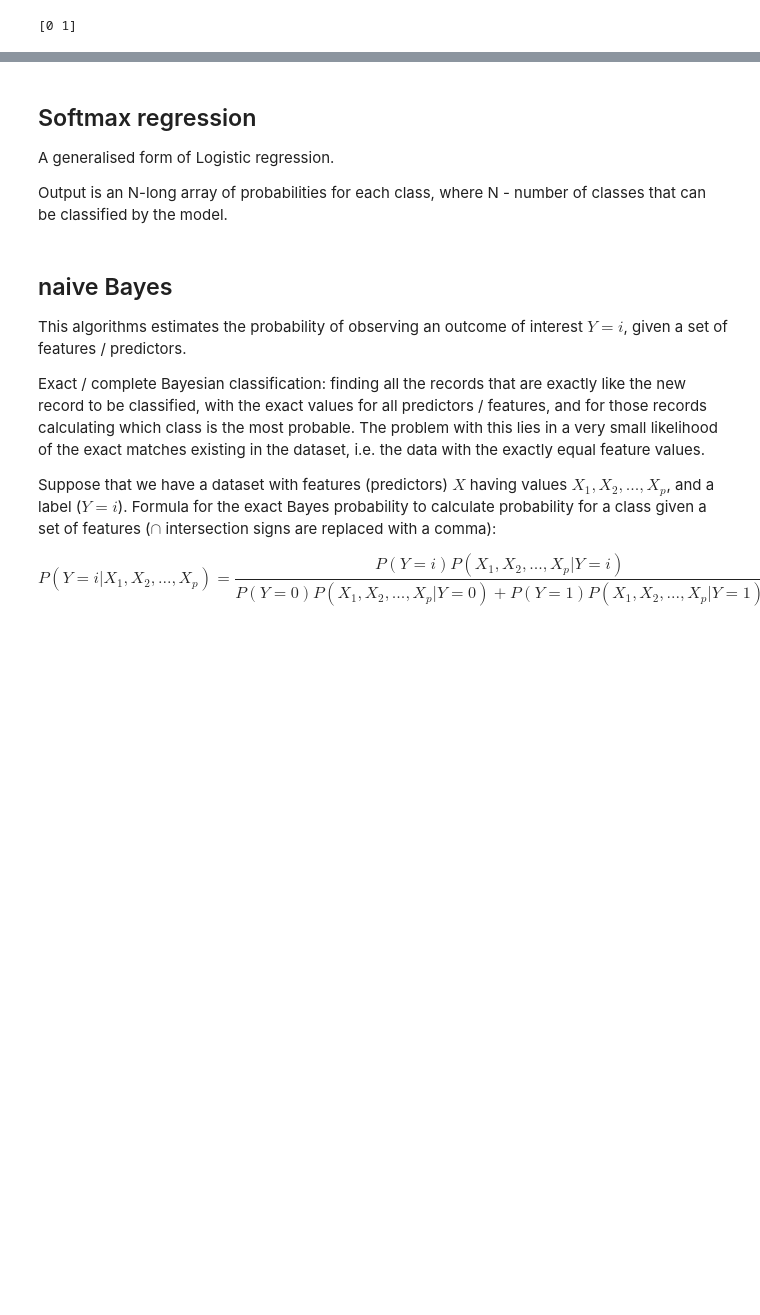
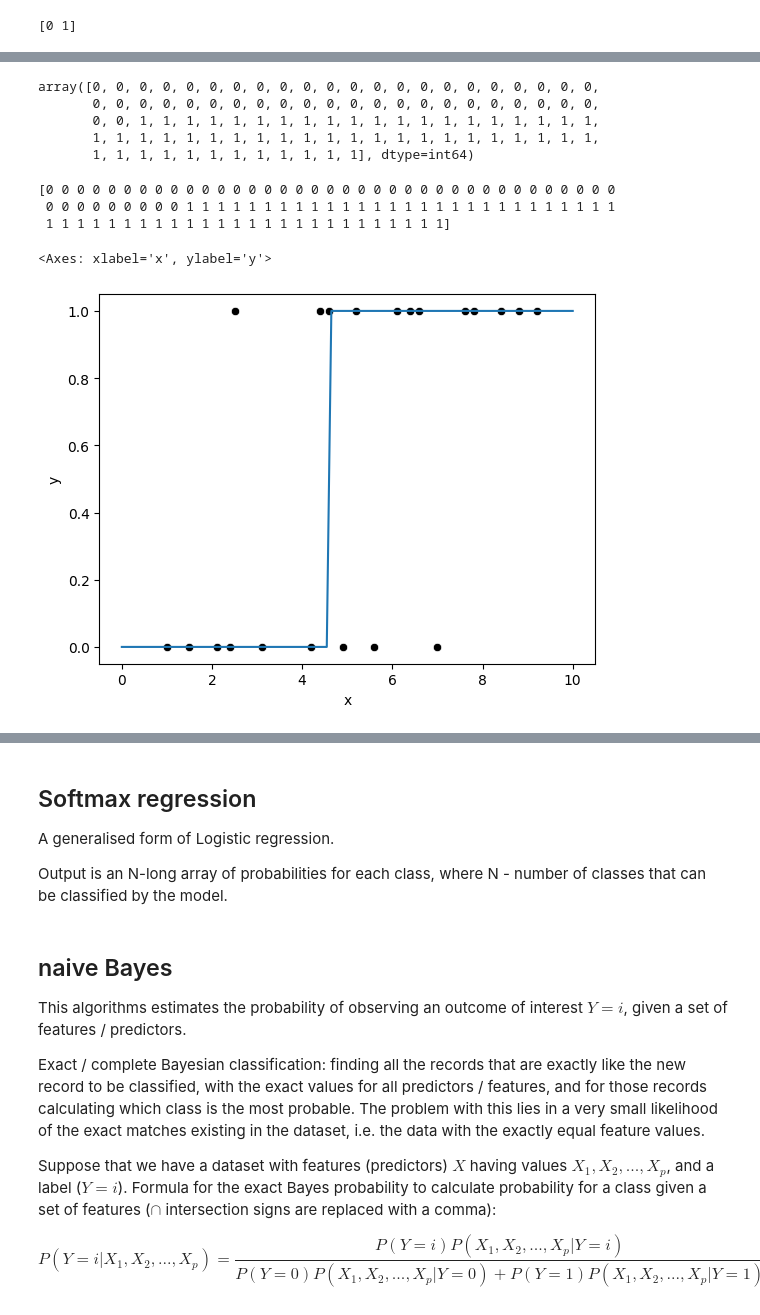
Before and after one commit to EvgeniiZorin/Handbook_Statistics-Probability-and-ML, a Jupyter notebook: _2_ML_supervised.ipynb, the cells around one changed output, grey strips where cells are left out. Drawn from its saved outputs; the diff is of its cells as text; code cells hidden in the pictures; blank space fills up the shorter version.

```diff
--- a/_2_ML_supervised.ipynb
+++ b/_2_ML_supervised.ipynb
@@ -1720,0 +1741,9 @@ print(log_reg.classes_)
+# %%
+import numpy as np
+import pandas as pd
+import seaborn as sns
+import matplotlib.pyplot as plt
+from sklearn.linear_model import LogisticRegression
+
+df = pd.read_csv('https://bit.ly/33ebs2R', delimiter=",")
+df.head(5)
@@ -1720,0 +1757,5 @@ print(log_reg.classes_)
+# %%
+model = LogisticRegression()
+model.fit(df[['x']], df['y'])
+
+print(model.coef_.flatten(), model.intercept_.flatten())
@@ -1720,0 +1768,3 @@ print(log_reg.classes_)
+# %%
+x_plot = np.linspace(0, 10, 100).reshape(-1, 1)
+x_plot
@@ -1720,0 +1789,26 @@ print(log_reg.classes_)
+# %%
+model.predict(x_plot)
+# %% [output]
+array([0, 0, 0, 0, 0, 0, 0, 0, 0, 0, 0, 0, 0, 0, 0, 0, 0, 0, 0, 0, 0, 0,
+       0, 0, 0, 0, 0, 0, 0, 0, 0, 0, 0, 0, 0, 0, 0, 0, 0, 0, 0, 0, 0, 0,
+       0, 0, 1, 1, 1, 1, 1, 1, 1, 1, 1, 1, 1, 1, 1, 1, 1, 1, 1, 1, 1, 1,
+       1, 1, 1, 1, 1, 1, 1, 1, 1, 1, 1, 1, 1, 1, 1, 1, 1, 1, 1, 1, 1, 1,
+       1, 1, 1, 1, 1, 1, 1, 1, 1, 1, 1, 1], dtype=int64)
+# %%
+print(model.predict(x_plot))
+sns.lineplot(
+	x = x_plot.reshape(-1),
+	y = model.predict(x_plot)
+)
+
+sns.scatterplot(
+	x = df['x'],
+	y = df['y'],
+	color='black'
+)
+# %% [output]
+[0 0 0 0 0 0 0 0 0 0 0 0 0 0 0 0 0 0 0 0 0 0 0 0 0 0 0 0 0 0 0 0 0 0 0 0 0
+ 0 0 0 0 0 0 0 0 0 1 1 1 1 1 1 1 1 1 1 1 1 1 1 1 1 1 1 1 1 1 1 1 1 1 1 1 1
+ 1 1 1 1 1 1 1 1 1 1 1 1 1 1 1 1 1 1 1 1 1 1 1 1 1 1]
+<Axes: xlabel='x', ylabel='y'>
+[figure, added]
```
Also changed, not shown: parts of 10 cells of this notebook, 2 other files.
